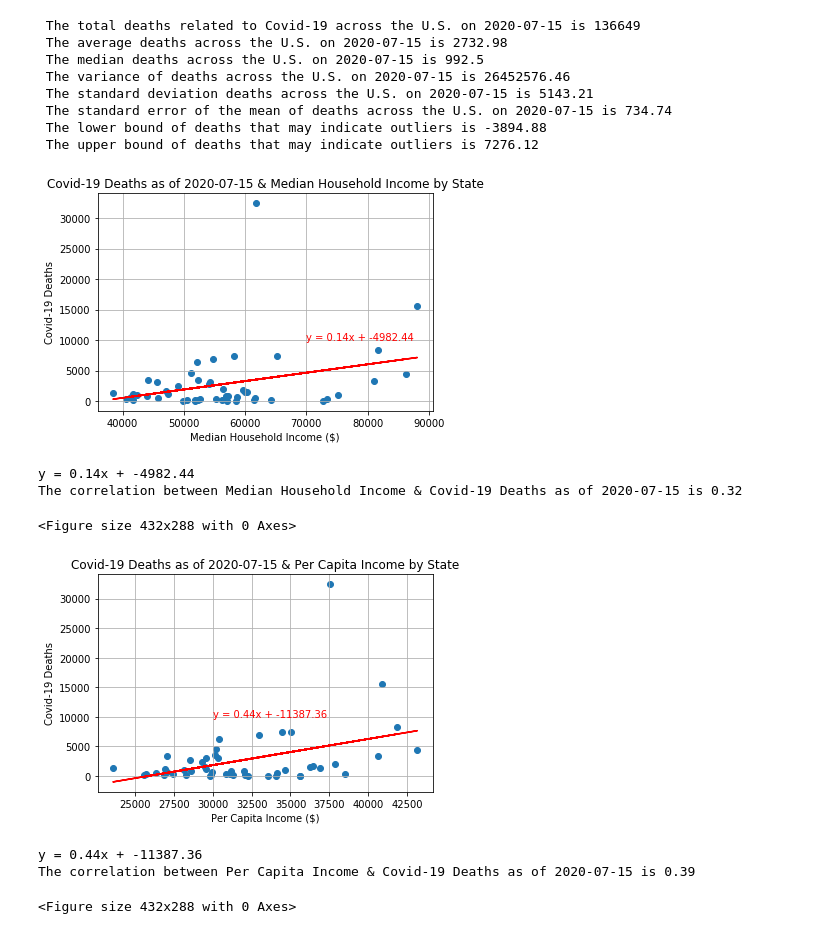
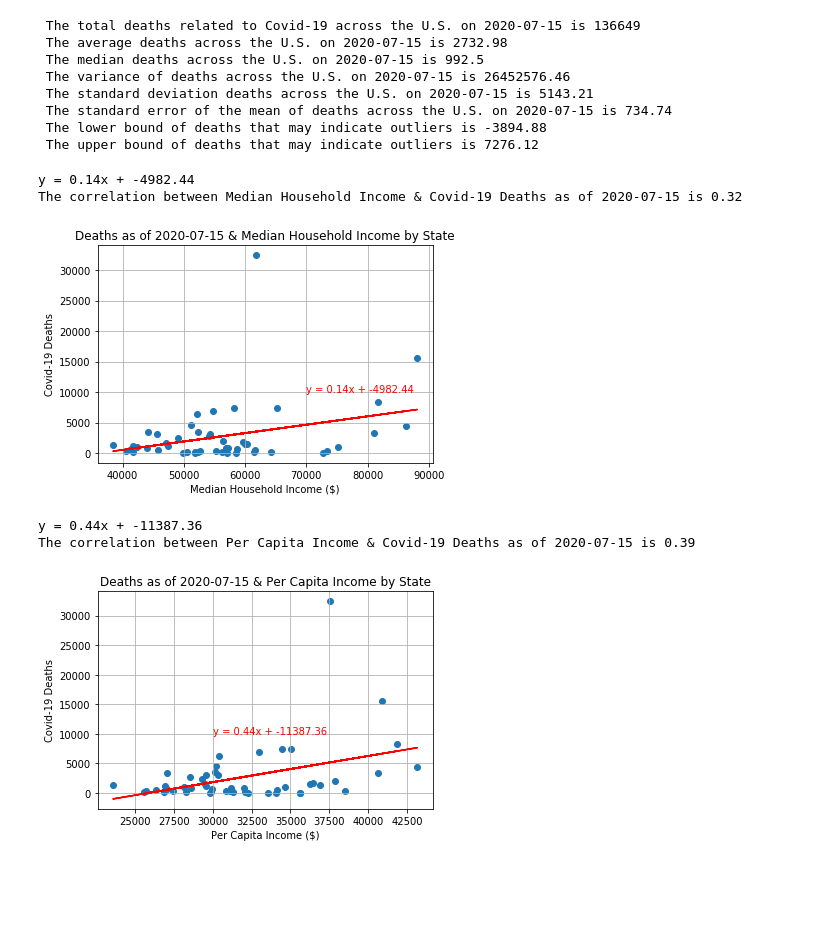
Before and after one commit to phantomsoul1/python-covid-challenge, a Jupyter notebook: JupyterNotebooks/Rob/Covid_plot_Deaths_and_Income.ipynb, the cells around one changed output. Drawn from its saved outputs; the diff is of its cells as text; code cells hidden in the pictures; blank space fills up the shorter version.

Commit message:
Plots saved properly

```diff
--- a/JupyterNotebooks/Rob/Covid_plot_Deaths_and_Income.ipynb
+++ b/JupyterNotebooks/Rob/Covid_plot_Deaths_and_Income.ipynb
@@ -76,33 +76,33 @@ print(f" The upper bound of deaths that may indicate outliers is {round(upper_bo
 # %%
 #Creating Scatterplot & calculating correlation of latest Coronavirus Death data to plot with Median Household Income
 snapshot_df = date_snapshot[["Date", "Deaths", "State","Median Household Income", "Per Capita Income"]]
 snapshot_df
 
 deaths = snapshot_df["Deaths"]
 median_hi = snapshot_df["Median Household Income"]
 
 (slope, intercept, rvalue, pvalue, stderr) = linregress(median_hi, deaths)
 regress_values = median_hi * slope + intercept
 line_eq = "y = " + str(round(slope,2)) + "x + " + str(round(intercept,2))
 
 plt.scatter(median_hi, deaths)
 plt.plot(median_hi, regress_values, 'r-')
 plt.annotate(line_eq, (70000,10000), fontsize=10, color='red')
 plt.xlabel("Median Household Income ($)")
 plt.ylabel(f"Covid-19 Deaths")
-plt.title(f"Covid-19 Deaths as of {date} & Median Household Income by State")
+plt.title(f"Deaths as of {date} & Median Household Income by State")
 plt.grid(True)
-plt.show()
-plt.savefig("Covid_Deaths_and_Median_Income_Plot")
+
 correlation = st.pearsonr(median_hi, deaths)
 
 print(line_eq)
 print(f"The correlation between Median Household Income & Covid-19 Deaths as of {date} is {round(correlation[0],2)}")
+plt.savefig("Covid_Deaths_and_Median_Income_Plot.png")
+plt.show()
 # %% [output]
+y = 0.14x + -4982.44
+The correlation between Median Household Income & Covid-19 Deaths as of 2020-07-15 is 0.32
-[figure, old version]
+[figure, new version]
-y = 0.14x + -4982.44
-The correlation between Median Household Income & Covid-19 Deaths as of 2020-07-15 is 0.32
-<Figure size 432x288 with 0 Axes>
 # %%
 #scatterplot & corrrelation of deaths but with per capita income
 deaths = snapshot_df["Deaths"]
@@ -117,16 +117,16 @@ plt.plot(per_cap, regress_values, 'r-')
 plt.annotate(line_eq, (30000,10000), fontsize=10, color='red')
 plt.xlabel("Per Capita Income ($)")
 plt.ylabel(f"Covid-19 Deaths")
-plt.title(f"Covid-19 Deaths as of {date} & Per Capita Income by State")
+plt.title(f"Deaths as of {date} & Per Capita Income by State")
 plt.grid(True)
-plt.show()
-plt.savefig("Covid_Deaths_And_Per_Cap_Income_Plot")
+
 correlation = st.pearsonr(per_cap, deaths)
 
 print(line_eq)
 print(f"The correlation between Per Capita Income & Covid-19 Deaths as of {date} is {round(correlation[0],2)}")
+plt.savefig("Covid_Deaths_And_Per_Cap_Income_Plot.png")
+plt.show()
 # %% [output]
+y = 0.44x + -11387.36
+The correlation between Per Capita Income & Covid-19 Deaths as of 2020-07-15 is 0.39
-[figure, old version]
+[figure, new version]
-y = 0.44x + -11387.36
-The correlation between Per Capita Income & Covid-19 Deaths as of 2020-07-15 is 0.39
-<Figure size 432x288 with 0 Axes>
```
Also changed, not shown: 2 other files.
